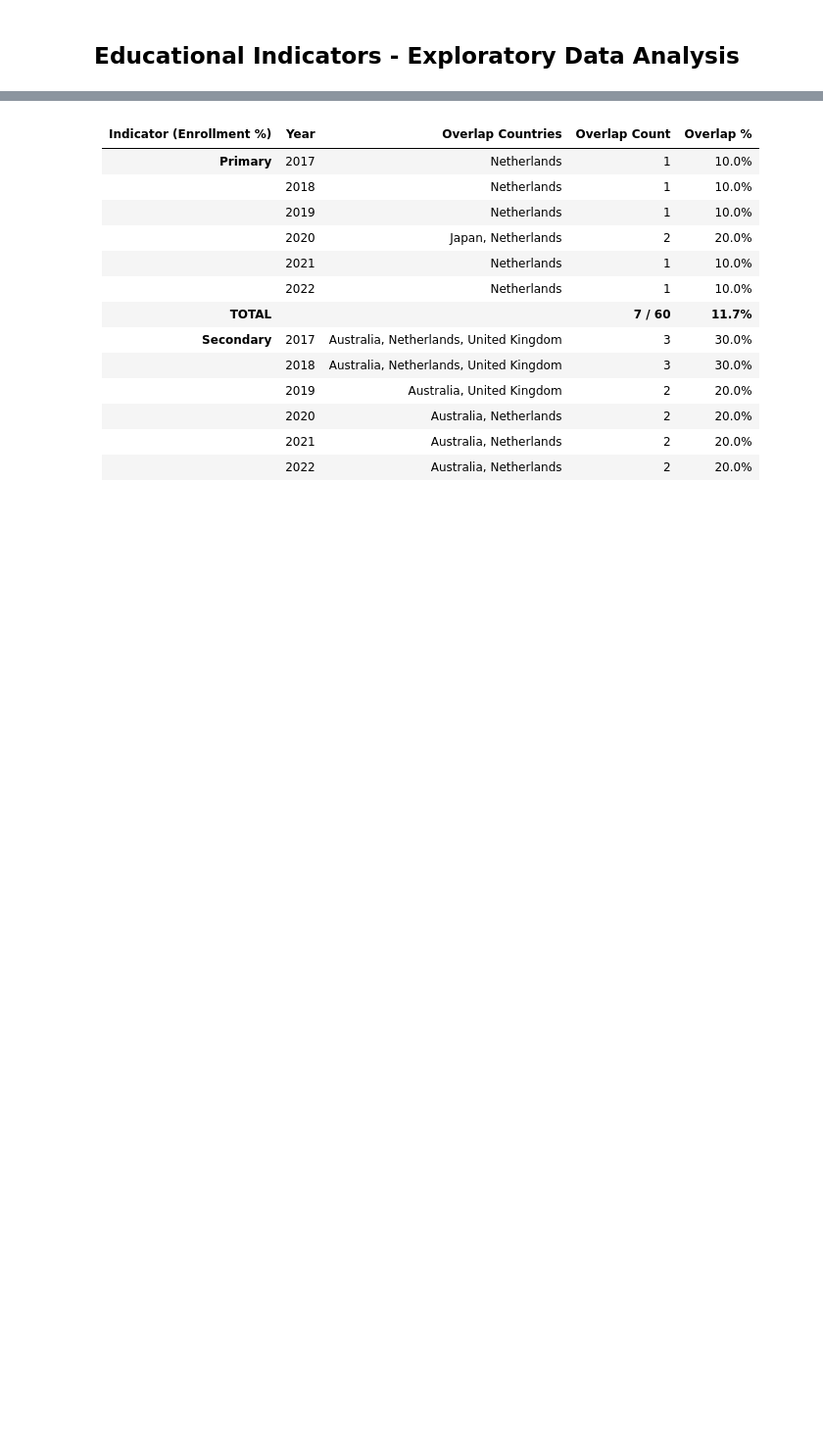
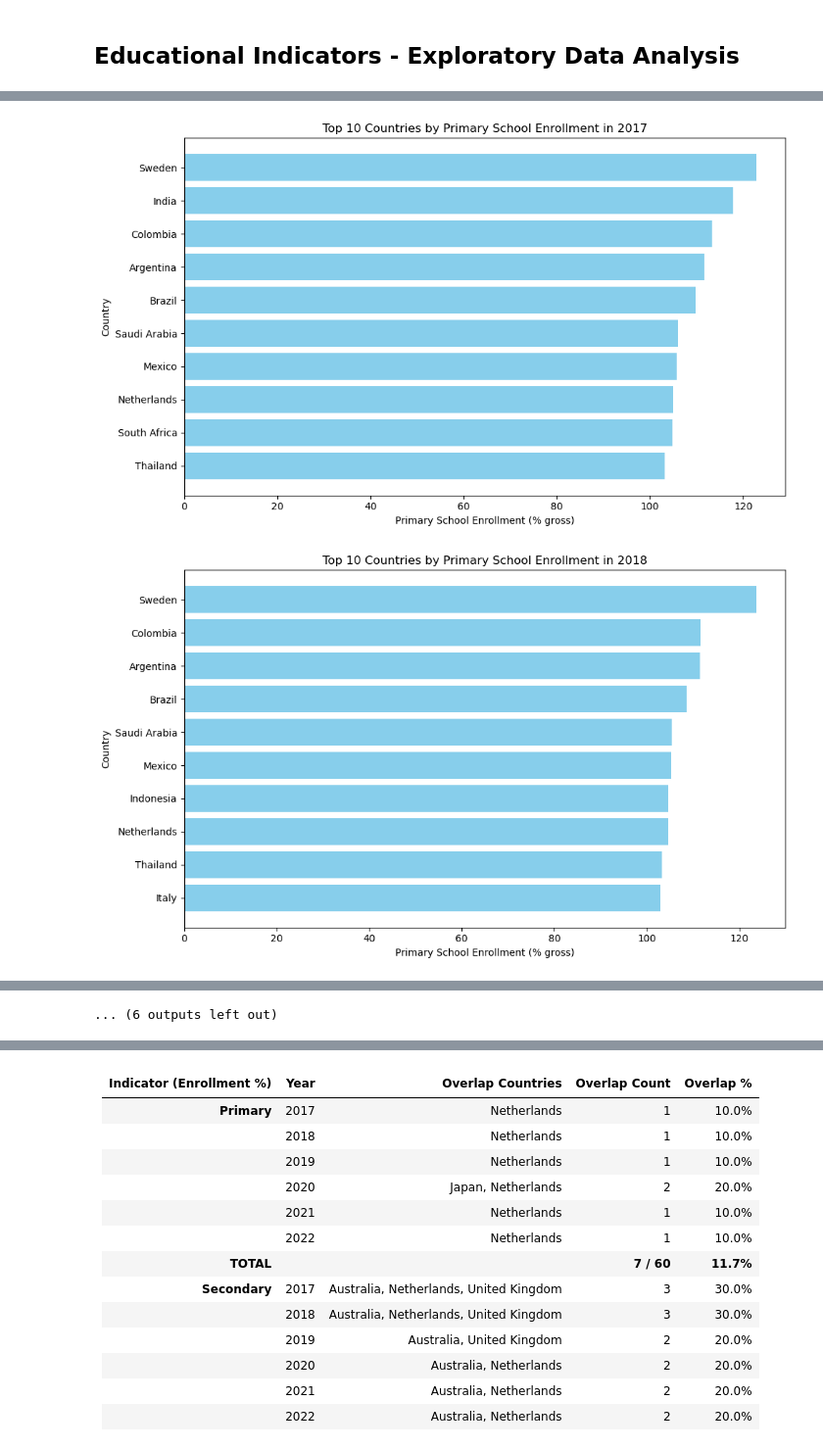
Before and after one commit to i11g/Data-Science-Project, a Jupyter notebook: Data.ipynb, the cells around one changed output, grey strips where cells are left out. Shown at 98% size. Drawn from its saved outputs; the diff is of its cells as text; code cells hidden in the pictures; blank space fills up the shorter version.

```diff
--- a/Data.ipynb
+++ b/Data.ipynb
@@ -1876,0 +1875,2 @@ dtype: int64
+# %%
+gov_long = standardize_country_names(gov_long, col="country")
@@ -2396,3 +2594,5 @@ print(missing_summary)
+# %%
+edu_world_df = standardize_country_names(edu_world_df, col="country")
 # %%
 # Duplicates by country-year
 dups = edu_world_df.duplicated(["country", "year"]).sum()
@@ -2434,0 +2702,10 @@ print(merged_edu_ind_subset.head())
+# %%
+merged_edu_ind = build_edu_merge(total_score_df, edu_world_df)
+
+# keep only the relevant subset
+merged_edu_ind_subset = merged_edu_ind[[
+    "country", "year", "total_score",
+    "school_enrol_primary_pct",
+    "school_enrol_secondary_pct",
+    "school_enrol_tertiary_pct"
+]].copy()
@@ -2461,0 +2771,43 @@ print(top10_secondary.head(10))
+# %%
+import matplotlib.pyplot as plt
+
+def get_top10_per_year(df, value_col):
+    """
+    Return top-10 countries per year for the given value column.
+    Expects columns: ['country','year', value_col]
+    """
+    return (
+        df
+        .sort_values(["year", value_col], ascending=[True, False])
+        .groupby("year")
+        .head(10)
+        .reset_index(drop=True)
+    )
+
+def plot_top10_per_year(top10_df, value_col, label, units="(% gross)"):
+    """
+    Horizontal bar charts of top-10 per year for a given indicator.
+    """
+    for year, group in top10_df.groupby("year"):
+        plt.figure(figsize=(10, 6))
+        group_sorted = group.sort_values(value_col, ascending=False)
+        plt.barh(group_sorted["country"], group_sorted[value_col], color="skyblue")
+        plt.xlabel(f"{label} {units}")
+        plt.ylabel("Country")
+        plt.title(f"Top 10 Countries by {label} in {int(year)}")
+        plt.gca().invert_yaxis()
+        plt.tight_layout()
+        plt.show()
+
+# --- Build top-10s ---
+top10_primary   = get_top10_per_year(merged_edu_ind_subset, "school_enrol_primary_pct")
+top10_secondary = get_top10_per_year(merged_edu_ind_subset, "school_enrol_secondary_pct")
+top10_tertiary  = get_top10_per_year(merged_edu_ind_subset, "school_enrol_tertiary_pct")
+
+# --- Plot them (same look as your GDP charts) ---
+plot_top10_per_year(top10_primary,   "school_enrol_primary_pct",   "Primary School Enrollment")
+plot_top10_per_year(top10_secondary, "school_enrol_secondary_pct", "Secondary School Enrollment")
+plot_top10_per_year(top10_tertiary,  "school_enrol_tertiary_pct",  "Tertiary School Enrollment")
+# %% [output]
+[figure, added]
+[figure, added]
@@ -2462,3 +2824,4 @@ print(top10_secondary.head(10))
+... (6 outputs left out)
 # %%
 # --- Top 10 Tertiary ---
 top10_tertiary = (
```
Also changed, not shown: parts of 78 cells of this notebook, 4 other files.
